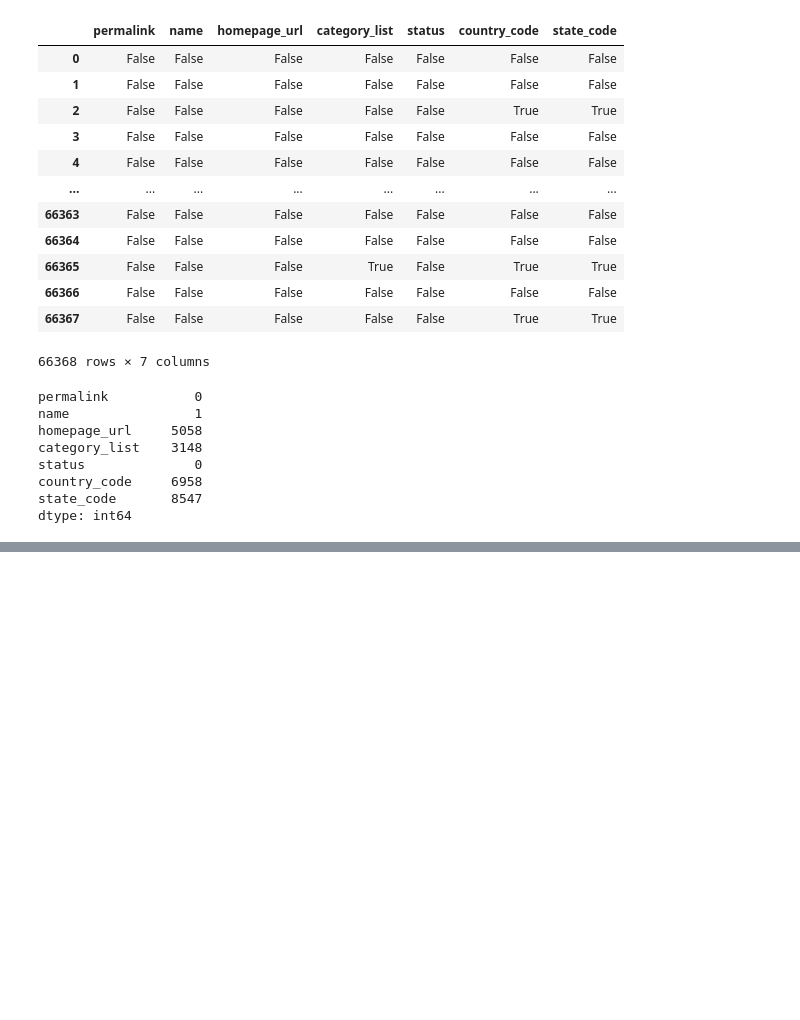
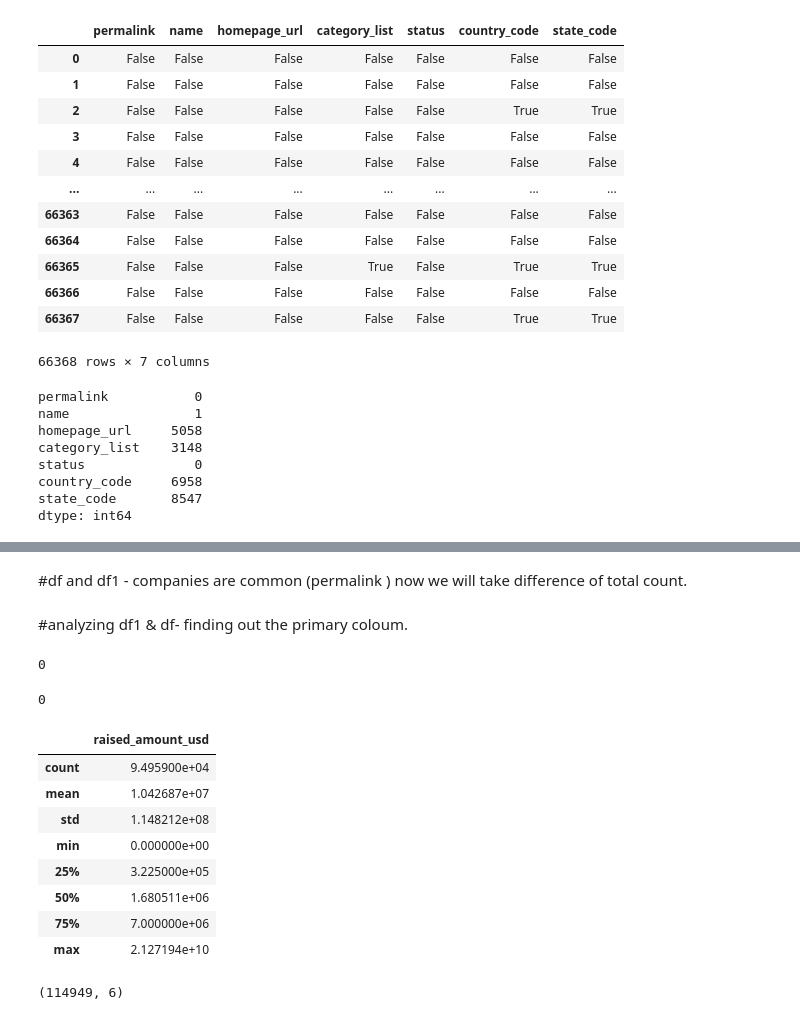
Before and after one commit to Aks2081/Spark-Fund-EDAProject, a Jupyter notebook: SparkFund_EDAprogram.ipynb, the cells around one changed output, grey strips where cells are left out. Cells and saved outputs as stored; diff of their text form; code cells hidden in the pictures; blank space fills up the shorter version.

```diff
--- a/SparkFund_EDAprogram.ipynb
+++ b/SparkFund_EDAprogram.ipynb
@@ -116,0 +121,2 @@ dtype: int64
+# %%
+df1 = pd.read_csv("/content/sample_data/rounds2.csv", encoding = "ISO-8859-1")
@@ -116,0 +172,28 @@ dtype: int64
+# %% [markdown]
+#df and df1 - companies are common (permalink ) now we will take difference of total count.
+# %% [markdown]
+#analyzing df1 & df- finding out the primary coloum.
+# %%
+df1.duplicated().sum() # zero count means no duplicate
+# %% [output]
+0
+# %%
+df.duplicated(). sum() # zero count means no duplicate
+# %% [output]
+0
+# %%
+df1.describe() # raised amount data generated as this is only numerical coloum. rest object.
+# %% [output]
+|  | raised_amount_usd |
+| count | 9.495900e+04 |
+| mean | 1.042687e+07 |
+| std | 1.148212e+08 |
+| min | 0.000000e+00 |
+| 25% | 3.225000e+05 |
+| 50% | 1.680511e+06 |
+| 75% | 7.000000e+06 |
+| max | 2.127194e+10 |
+# %%
+df1.shape # shape is numpy function so no need () function.
+# %% [output]
+(114949, 6)
```
Also changed, not shown: parts of 7 cells of this notebook.
